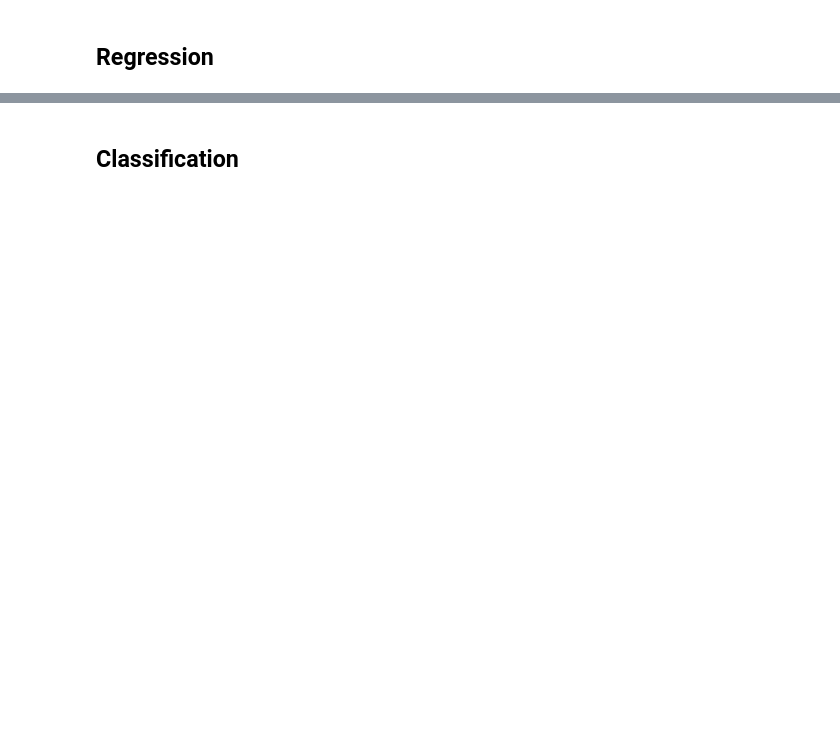
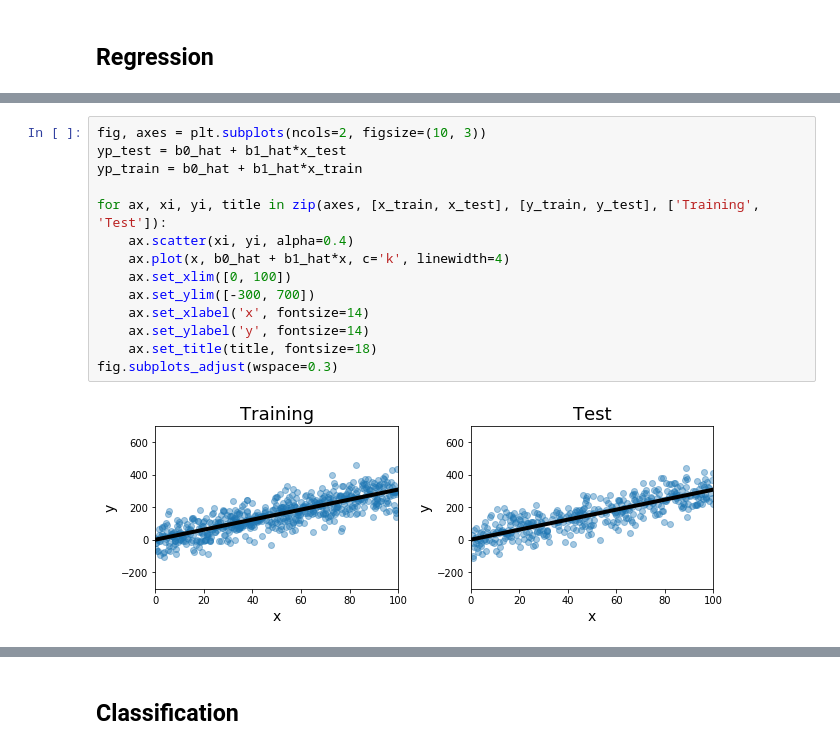
Before and after one commit to ECSHackWeek/ECSHackWeek_Dallas, a Jupyter notebook: hackweek_ML.ipynb, the cells around one changed output, grey strips where cells are left out. Drawn from its saved outputs; the diff is of its cells as text; blank space fills up the shorter version.

```diff
--- a/hackweek_ML.ipynb
+++ b/hackweek_ML.ipynb
@@ -42,0 +119,16 @@ fdsdf
+# %%
+fig, axes = plt.subplots(ncols=2, figsize=(10, 3))
+yp_test = b0_hat + b1_hat*x_test
+yp_train = b0_hat + b1_hat*x_train
+
+for ax, xi, yi, title in zip(axes, [x_train, x_test], [y_train, y_test], ['Training', 'Test']):
+    ax.scatter(xi, yi, alpha=0.4)
+    ax.plot(x, b0_hat + b1_hat*x, c='k', linewidth=4)
+    ax.set_xlim([0, 100])
+    ax.set_ylim([-300, 700])
+    ax.set_xlabel('x', fontsize=14)
+    ax.set_ylabel('y', fontsize=14)
+    ax.set_title(title, fontsize=18)
+fig.subplots_adjust(wspace=0.3)
+# %% [output]
+[figure, added]
```
Also changed, not shown: parts of 42 cells of this notebook, 2 other files.
